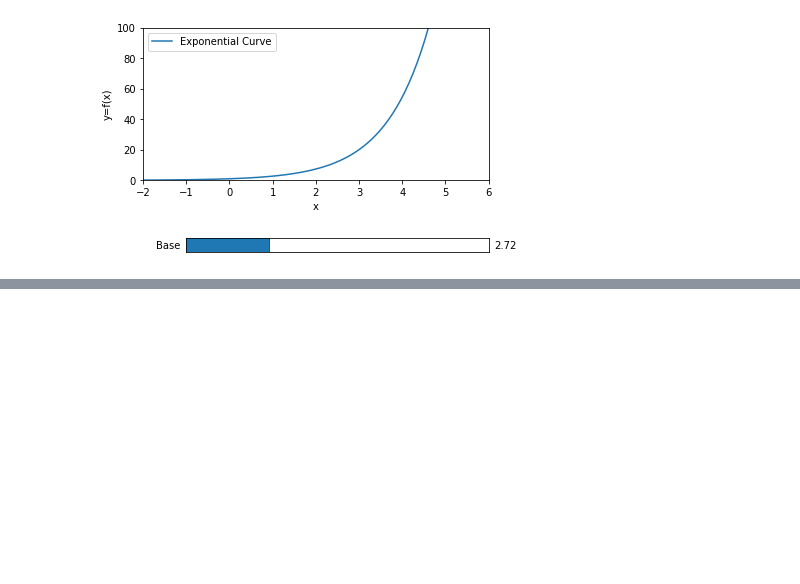
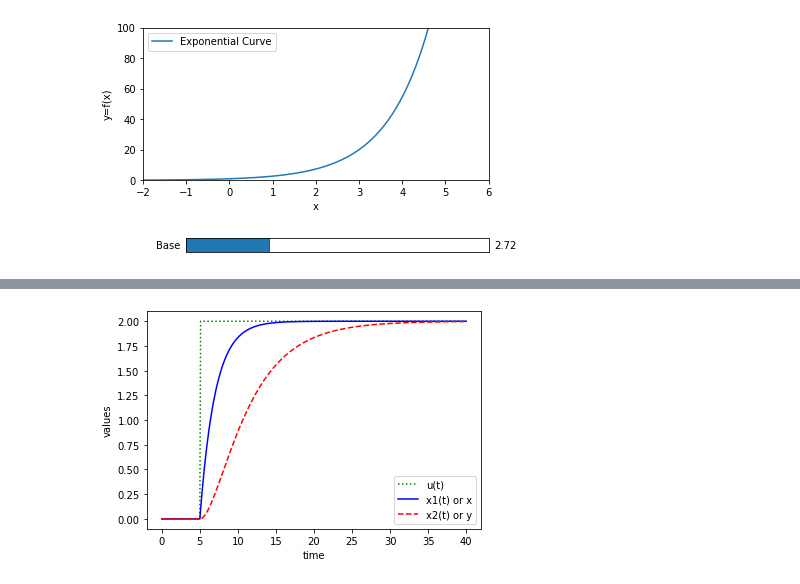
Before and after one commit to vkjadon/aerial-robotics-drone-quadcopter, a Jupyter notebook: 4SODE.ipynb, the cells around one changed output, grey strips where cells are left out. Saved outputs shown, nothing was run; the diff lists cells and outputs as text; code cells hidden in the pictures; blank space fills up the shorter version.

```diff
--- a/4SODE.ipynb
+++ b/4SODE.ipynb
@@ -233,0 +435,58 @@ plt.show()
+# %%
+import numpy as np
+from scipy.integrate import odeint
+import matplotlib.pyplot as plt
+
+# function that returns dz/dt
+def model(z,t,u):
+    x1=z[0]
+    x2=z[1]
+    dx1dt=(-x1 + u)/2.0
+    dx2dt=(-x2 + x1)/5.0
+    dxdt = [dx1dt,dx2dt]
+    return dxdt
+
+# initial condition
+x0=[0,0]
+
+# number of time points
+n=401
+
+# time points
+t=np.linspace(0,40,n)
+
+# step input
+u=np.zeros(n)
+# change to 2.0 at time = 5.0
+u[51:] = 2.0
+
+# store solution
+x1=np.empty_like(t)
+x2=np.empty_like(t)
+
+# record initial conditions
+x1[0] = x0[0]   # x
+x2[0] = x0[1]   # xdot or y in this example
+
+# solve ODE
+for i in range(1,n):
+    # span for next time step
+    tspan = [t[i-1],t[i]]
+    # solve for next step
+    z = odeint(model,x0,tspan,args=(u[i],))
+    # store solution for plotting
+    x1[i]=z[1][0]
+    x2[i]=z[1][1]
+    # next initial condition
+    x0=z[1]
+
+# plot results
+plt.plot(t,u,'g:',label='u(t)')
+plt.plot(t,x1,'b-',label='x1(t) or x')
+plt.plot(t,x2,'r--',label='x2(t) or y')
+plt.ylabel('values')
+plt.xlabel('time')
+plt.legend(loc='best')
+plt.show()
+# %% [output]
+[figure, added]
```
Also changed, not shown: parts of 8 cells of this notebook.
